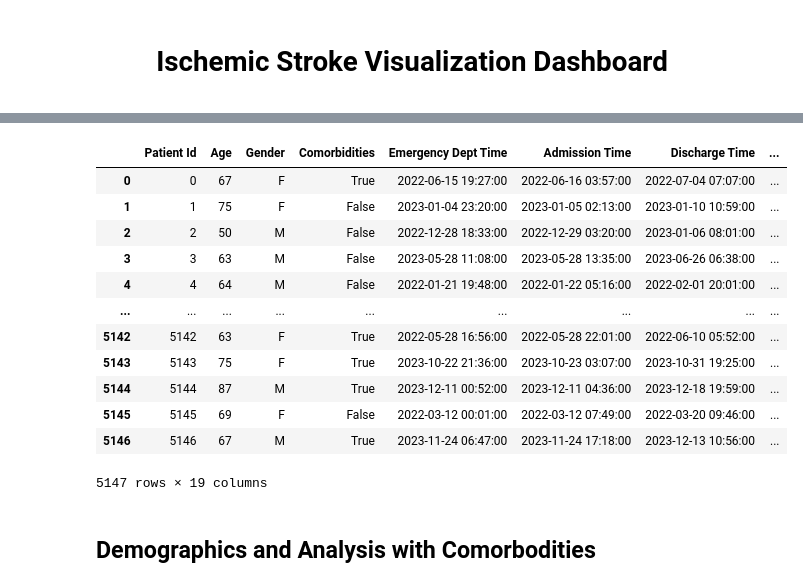
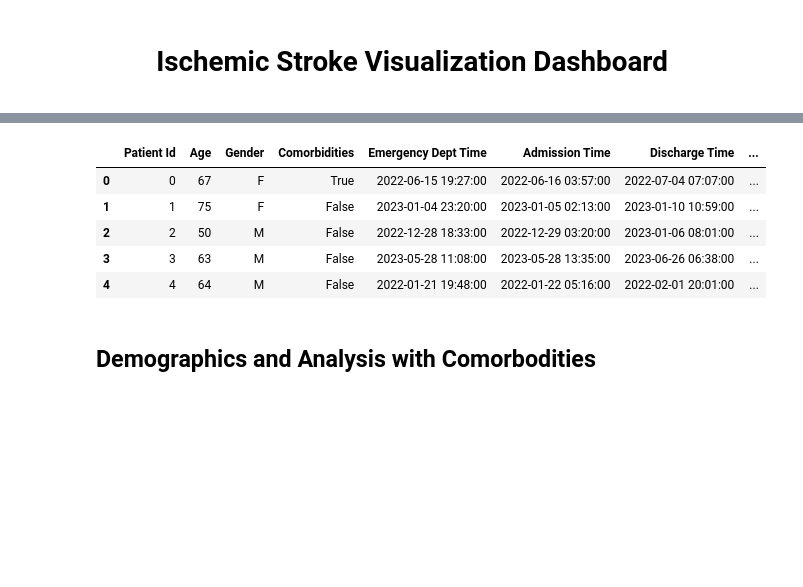
Before and after one commit to hiimani28/dvproject2, a Jupyter notebook: Plot1.ipynb, the cells around one changed output, grey strips where cells are left out. Drawn from its saved outputs; the diff is of its cells as text; code cells hidden in the pictures; blank space fills up the shorter version.

```diff
--- a/Plot1.ipynb
+++ b/Plot1.ipynb
@@ -19,21 +19,14 @@ BLUE = '#009797'
 OCHRE = '#E0D897'
 # %%
 df = pd.read_csv('stroke.csv')
-df
+df.head()
 # %% [output]
 |  | Patient Id | Age | Gender | Comorbidities | Emergency Dept Time | Admission Time | Discharge Time | ... |
 | 0 | 0 | 67 | F | True | 2022-06-15 19:27:00 | 2022-06-16 03:57:00 | 2022-07-04 07:07:00 | ... |
 | 1 | 1 | 75 | F | False | 2023-01-04 23:20:00 | 2023-01-05 02:13:00 | 2023-01-10 10:59:00 | ... |
 | 2 | 2 | 50 | M | False | 2022-12-28 18:33:00 | 2022-12-29 03:20:00 | 2023-01-06 08:01:00 | ... |
 | 3 | 3 | 63 | M | False | 2023-05-28 11:08:00 | 2023-05-28 13:35:00 | 2023-06-26 06:38:00 | ... |
 | 4 | 4 | 64 | M | False | 2022-01-21 19:48:00 | 2022-01-22 05:16:00 | 2022-02-01 20:01:00 | ... |
-| ... | ... | ... | ... | ... | ... | ... | ... | ... |
-| 5142 | 5142 | 63 | F | True | 2022-05-28 16:56:00 | 2022-05-28 22:01:00 | 2022-06-10 05:52:00 | ... |
-| 5143 | 5143 | 75 | F | True | 2023-10-22 21:36:00 | 2023-10-23 03:07:00 | 2023-10-31 19:25:00 | ... |
-| 5144 | 5144 | 87 | M | True | 2023-12-11 00:52:00 | 2023-12-11 04:36:00 | 2023-12-18 19:59:00 | ... |
-| 5145 | 5145 | 69 | F | False | 2022-03-12 00:01:00 | 2022-03-12 07:49:00 | 2022-03-20 09:46:00 | ... |
-| 5146 | 5146 | 67 | M | True | 2023-11-24 06:47:00 | 2023-11-24 17:18:00 | 2023-12-13 10:56:00 | ... |
-5147 rows × 19 columns
 # %%
 discharge_time = df['Discharge Time']
 discharge_time = pd.to_datetime(discharge_time)
```
Also changed, not shown: parts of 2 cells of this notebook, 1 other file.
